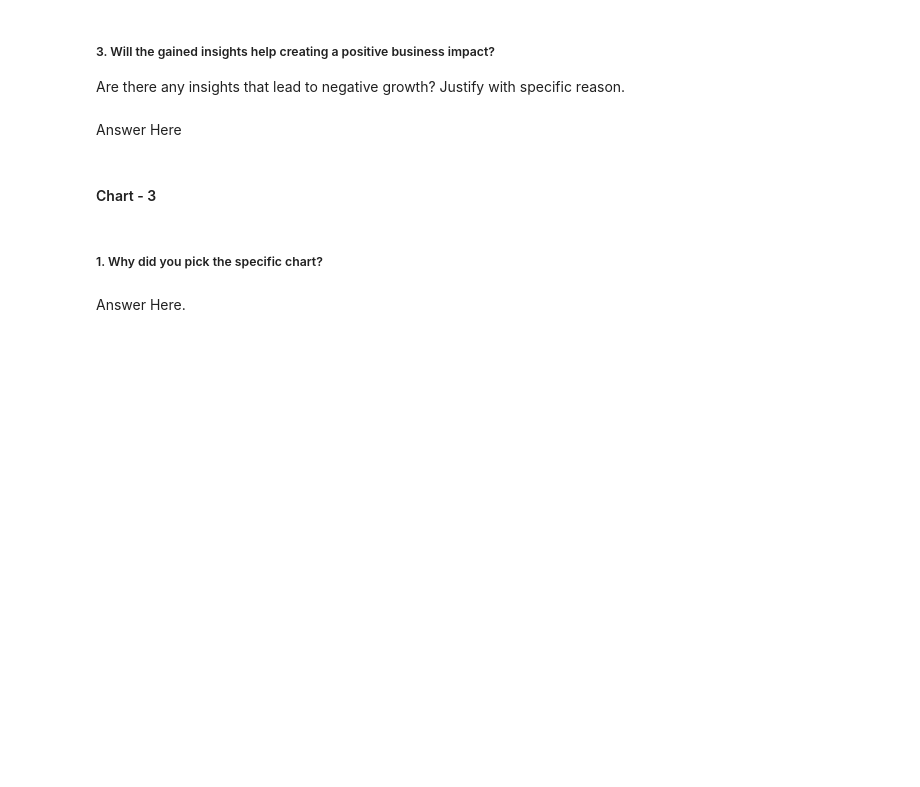
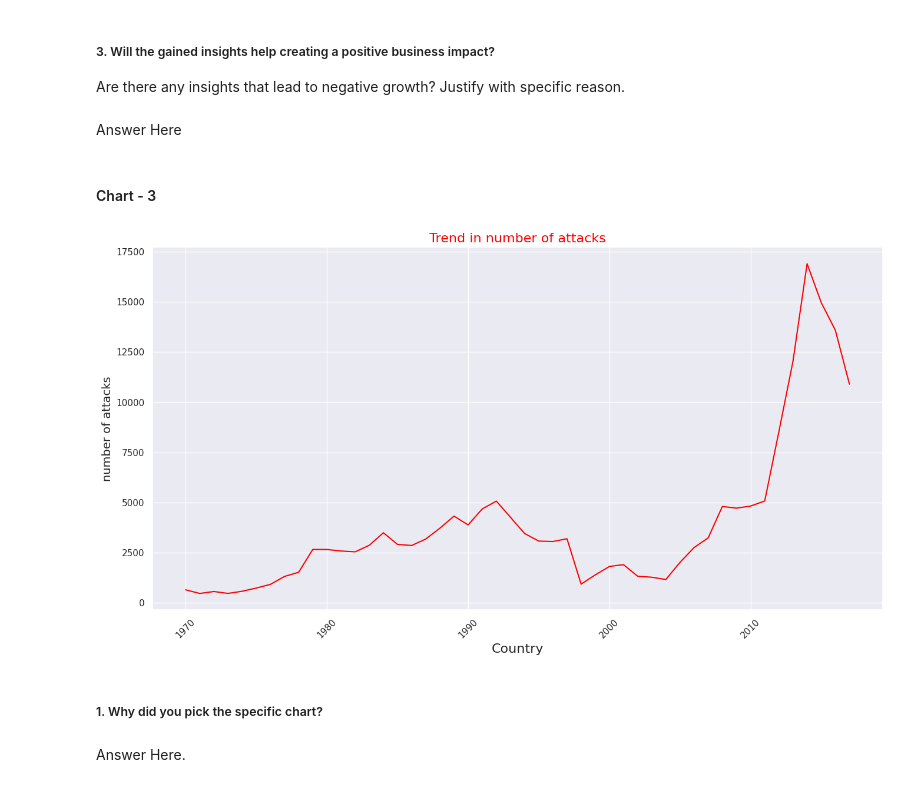
Before and after one commit to varshil009/Data-Visualization, a Jupyter notebook: global_terrorism_EDA.ipynb, the cells around one changed output. Saved outputs shown, nothing was run; the diff lists cells and outputs as text; code cells hidden in the pictures; blank space fills up the shorter version.

```diff
--- a/global_terrorism_EDA.ipynb
+++ b/global_terrorism_EDA.ipynb
@@ -569,3 +644,7 @@ Answer Here
+# %%
+plot.trend(df_yearwise_nattacks)
+# %% [output]
+[figure, added]
 # %% [markdown]
 ##### 1. Why did you pick the specific chart?
 # %% [markdown]
```
Also changed, not shown: parts of 12 cells of this notebook.
